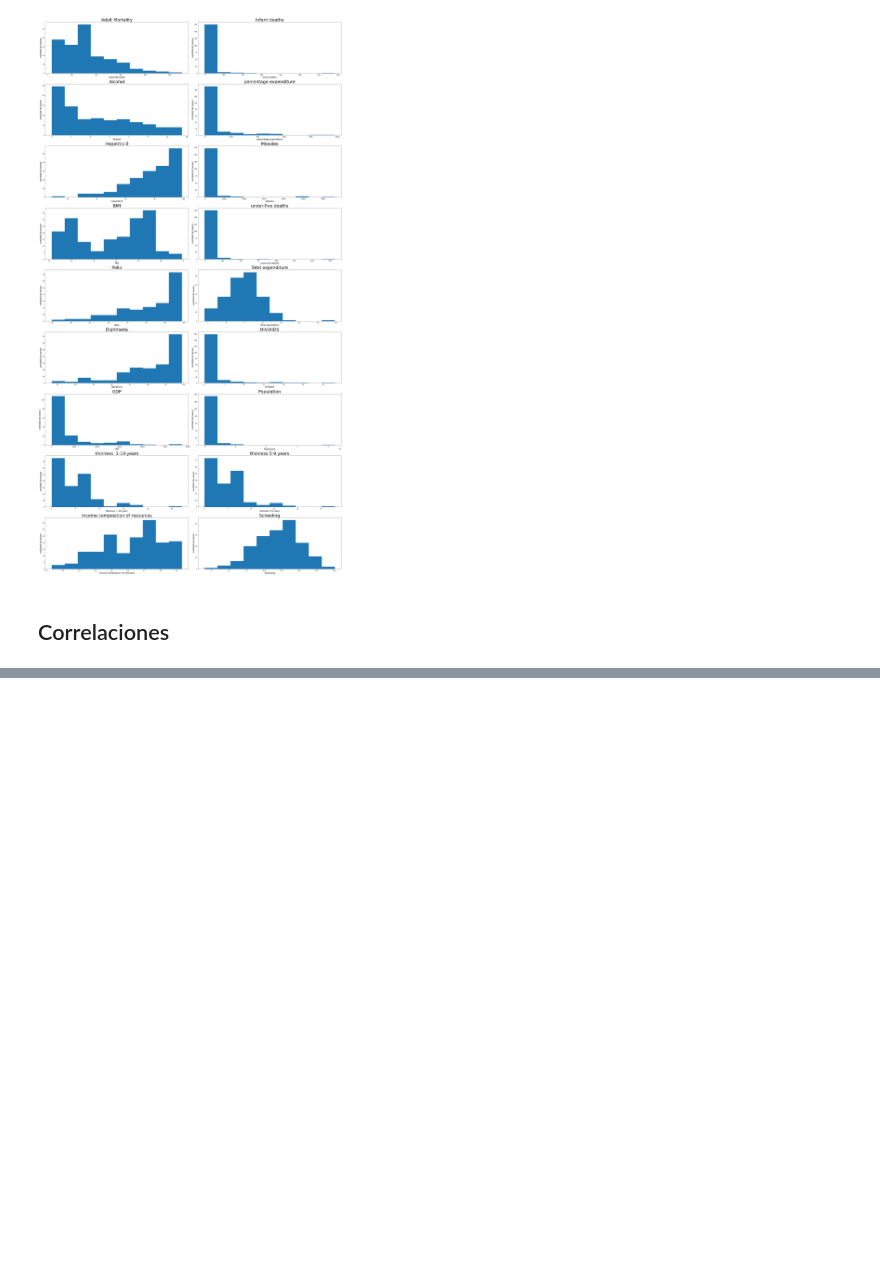
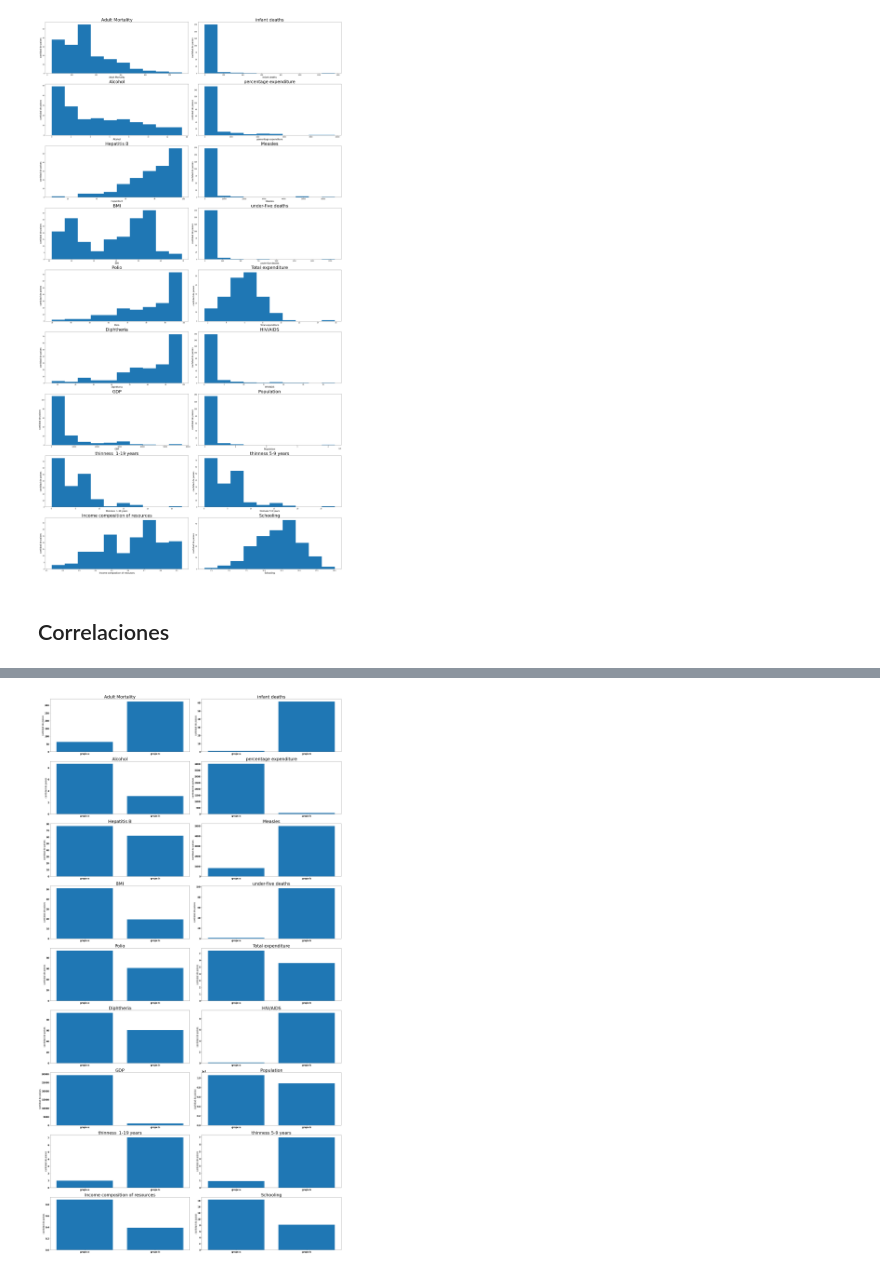
Before and after one commit to facutotaro/metnum-tp3, a Jupyter notebook: EDA/EDA.ipynb, the cells around one changed output, grey strips where cells are left out. Drawn from its saved outputs; the diff is of its cells as text; code cells hidden in the pictures; blank space fills up the shorter version.

```diff
--- a/EDA/EDA.ipynb
+++ b/EDA/EDA.ipynb
@@ -323,0 +468,34 @@ plt.show()
+# %%
+grupo_a = df[df["Life expectancy"] > df["Life expectancy"].quantile(0.9)]
+# %%
+import matplotlib
+def pretty_barplot(df_a, df_b, feature):
+
+    plt.bar(["grupo a","grupo b"],[grupo_a[feature].mean(), grupo_b[feature].mean()])
+    plt.title(feature, fontsize = 30)
+    plt.ylabel("cantidad de paises", fontsize = 15)
+# %%
+features = df.columns[3:-1]
+
+plt.figure(figsize = (30, 55))
+
+font = {'family' : 'DejaVu Sans',
+        'weight' : 'bold',
+        'size'   : 15}
+
+matplotlib.rc('font', **font)
+
+x = 9
+y = 2
+
+for j in range(y):
+
+    for i in range(x):
+
+        plt.subplot(x, y, i + 1 + (x * j))
+        pretty_barplot(grupo_a, grupo_b, features[(j*9) + i])
+
+plt.tight_layout()
+plt.show()
+# %% [output]
+[figure, added]
```
Also changed, not shown: parts of 12 cells of this notebook, 1 other file.
